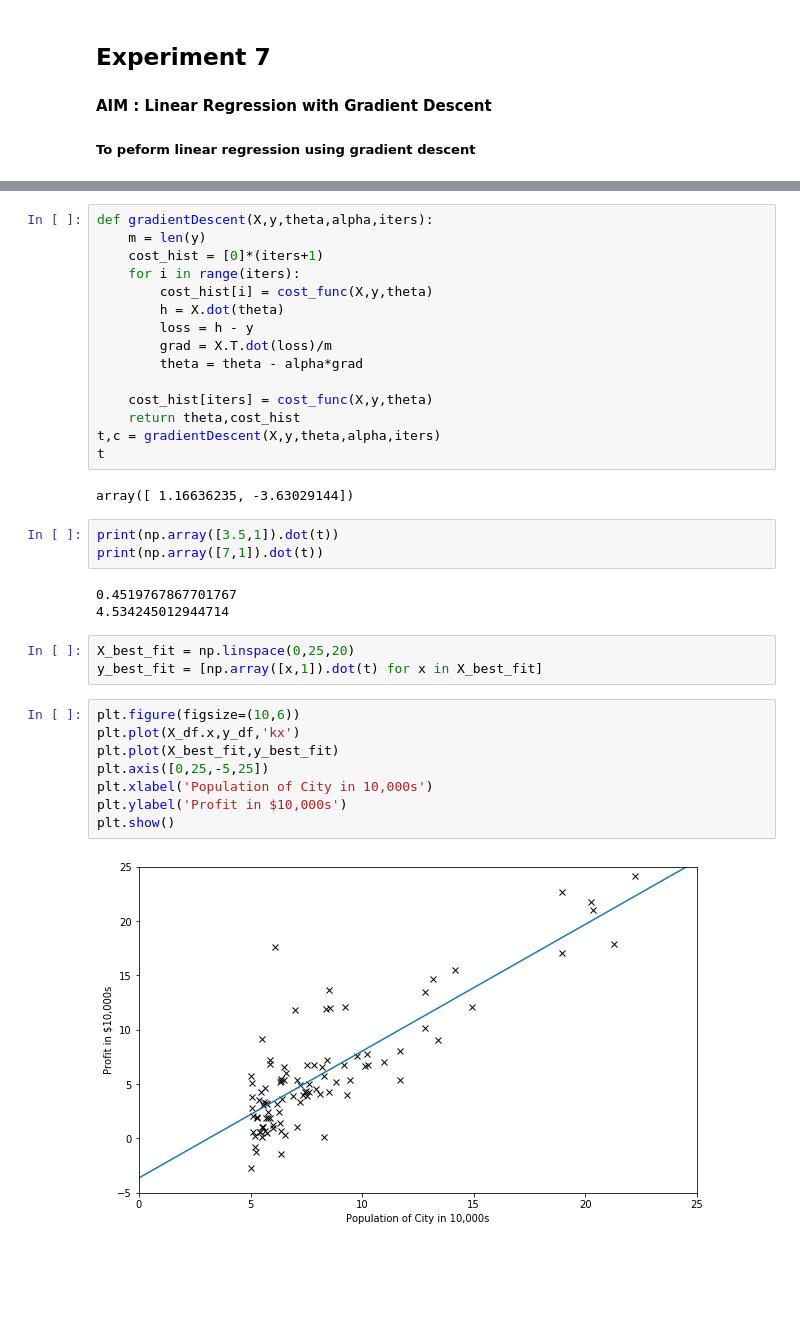
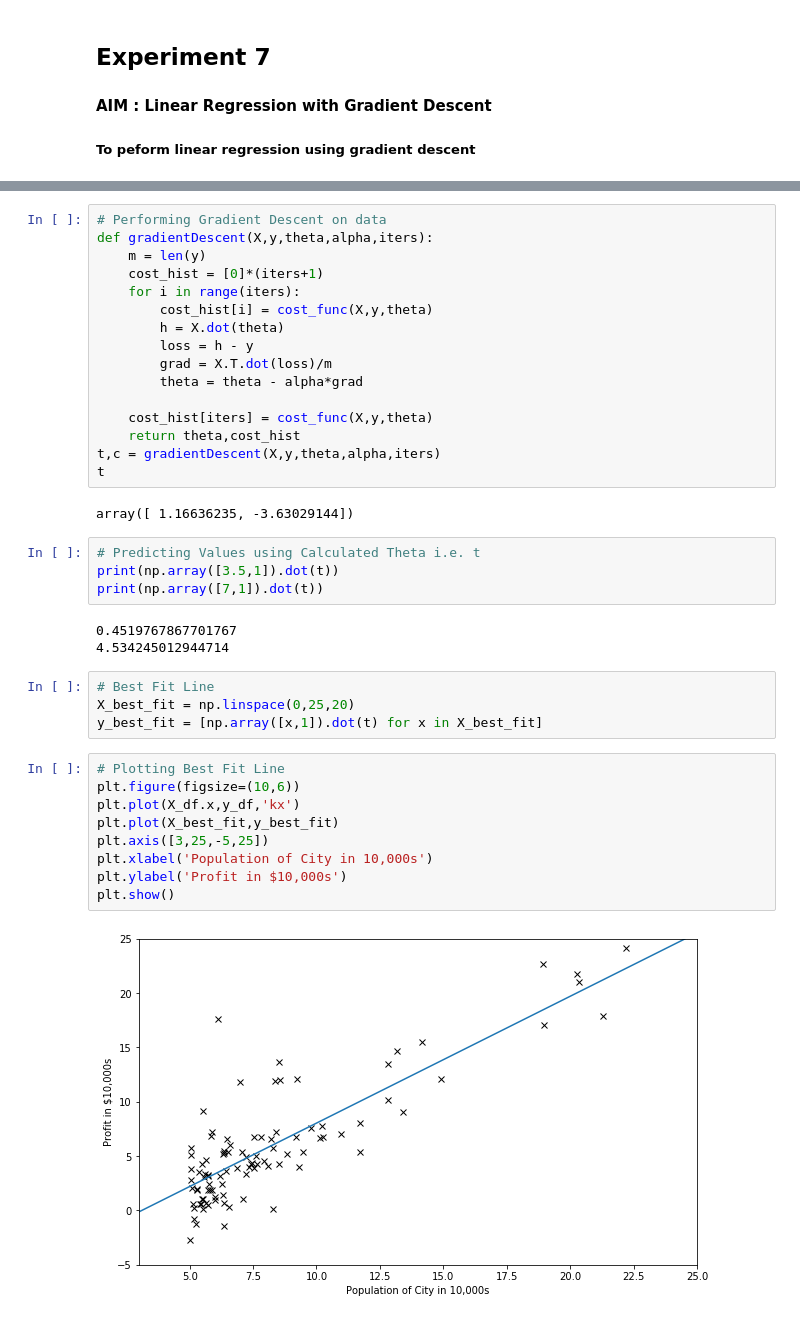
Before and after one commit to prince2398/ML_lab, a Jupyter notebook: 7. LinearRegression/linearRegression.ipynb, the cells around one changed output, grey strips where cells are left out. Drawn from its saved outputs; the diff is of its cells as text; blank space fills up the shorter version.

```diff
--- a/7. LinearRegression/linearRegression.ipynb
+++ b/7. LinearRegression/linearRegression.ipynb
@@ -55,6 +73,7 @@ cost_func(X,y,theta)
 # %% [output]
 32.072733877455676
 # %%
+# Performing Gradient Descent on data
 def gradientDescent(X,y,theta,alpha,iters):
     m = len(y)
     cost_hist = [0]*(iters+1)
@@ -72,21 +91,24 @@ t
 # %% [output]
 array([ 1.16636235, -3.63029144])
 # %%
+# Predicting Values using Calculated Theta i.e. t
 print(np.array([3.5,1]).dot(t))
 print(np.array([7,1]).dot(t))
 # %% [output]
 0.4519767867701767
 4.534245012944714
 # %%
+# Best Fit Line
 X_best_fit = np.linspace(0,25,20)
 y_best_fit = [np.array([x,1]).dot(t) for x in X_best_fit]
 # %%
+# Plotting Best Fit Line
 plt.figure(figsize=(10,6))
 plt.plot(X_df.x,y_df,'kx')
 plt.plot(X_best_fit,y_best_fit)
-plt.axis([0,25,-5,25])
+plt.axis([3,25,-5,25])
 plt.xlabel('Population of City in 10,000s')
 plt.ylabel('Profit in $10,000s')
 plt.show()
 # %% [output]
-[figure, old version]
+[figure, new version]
```
Also changed, not shown: parts of 9 cells of this notebook, 3 other files.
